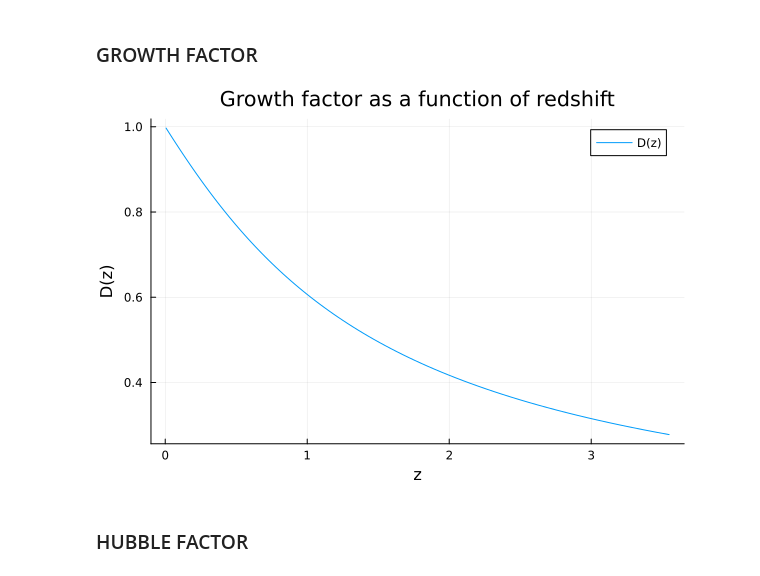
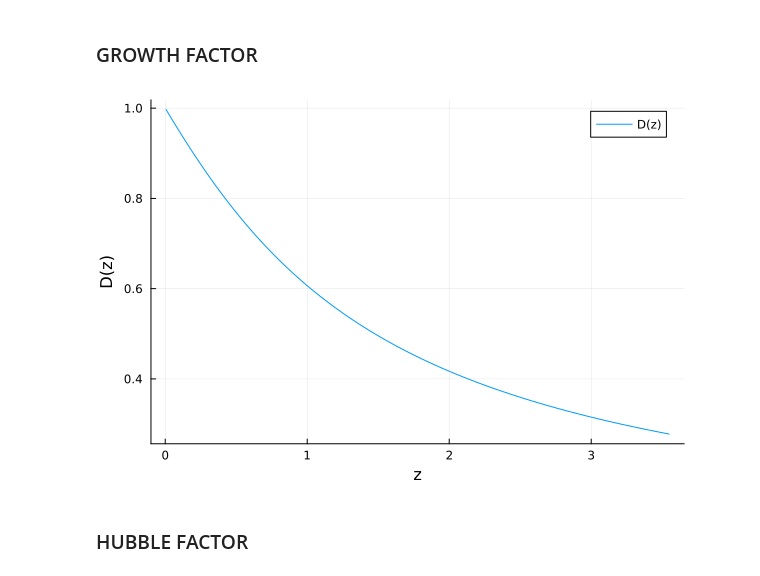
Before and after one commit to anvi-git/3D_Angular_Power_Spectrum, a Jupyter notebook: notebooks/beyond_BLAST.ipynb, the cells around one changed output. Saved outputs shown, nothing was run; the diff lists cells and outputs as text; code cells hidden in the pictures.

```diff
--- a/notebooks/beyond_BLAST.ipynb
+++ b/notebooks/beyond_BLAST.ipynb
@@ -156,9 +203,9 @@ end
 # Array of growth factor values
 D_growth_array = compute_growth_factor(cosmo, z_range);
 # %%
-plot(z_range, D_growth_array, label = "D(z)", xlabel = "z", ylabel = "D(z)", title = "Growth factor as a function of redshift", legend = :topright)
+plot(z_range, D_growth_array, label = "D(z)", xlabel = "z", ylabel = "D(z)", legend = :topright)
 # %% [output]
-[figure, old version]
+[figure, new version]
 # %% [markdown]
 ### HUBBLE FACTOR
 # %%
```
Also changed, not shown: parts of 11 cells of this notebook, 1 other file.
